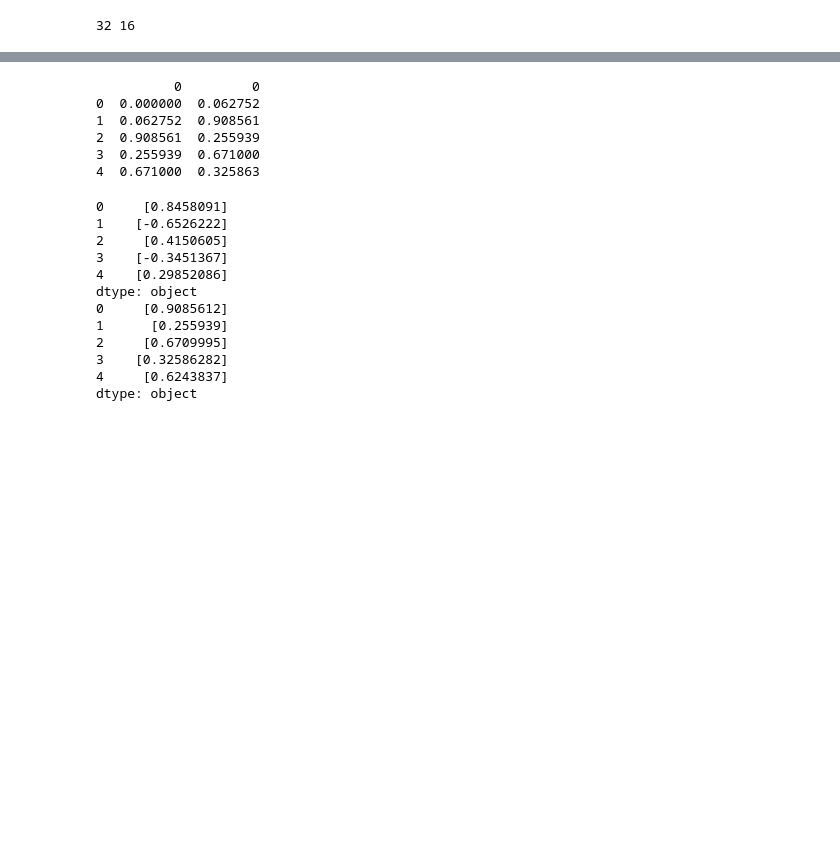
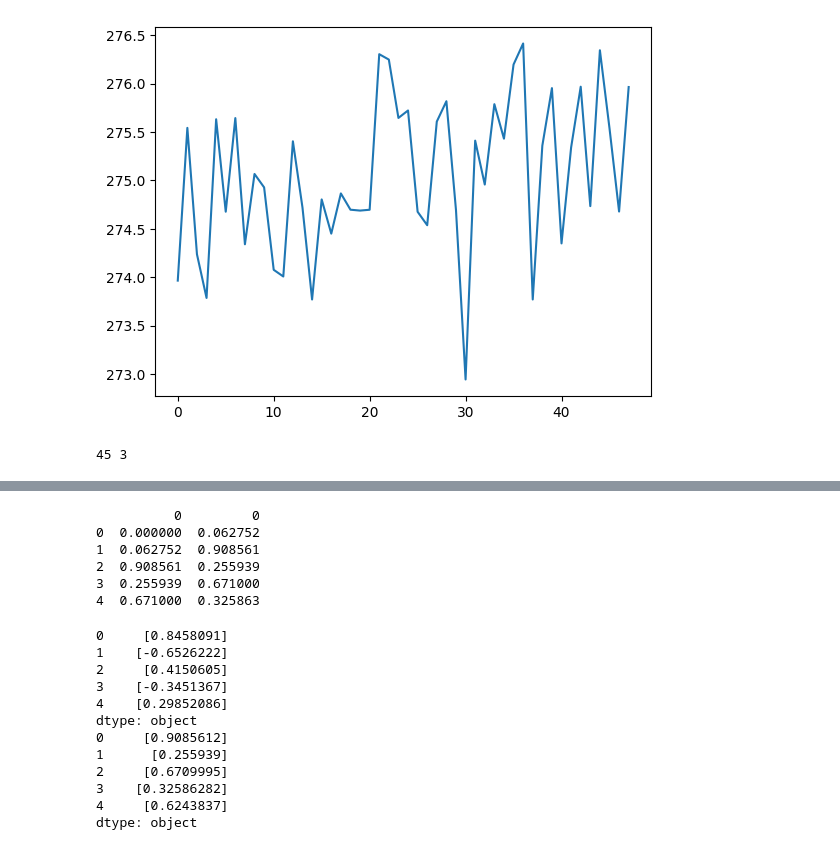
Before and after one commit to sam23121/energy_consumption, a Jupyter notebook: notebooks/time_series_with_LSTM.ipynb, the cells around one changed output, grey strips where cells are left out. Drawn from its saved outputs; the diff is of its cells as text; code cells hidden in the pictures; blank space fills up the shorter version.

```diff
--- a/notebooks/time_series_with_LSTM.ipynb
+++ b/notebooks/time_series_with_LSTM.ipynb
@@ -15,7 +21,13 @@ from matplotlib import pyplot
 # %%
-dataframe = pd.read_csv('/home/sam/Documents/projects/practice/tme_series/data/single_bill.csv', usecols=[1], engine='python')
+dataframe = pd.read_csv('/home/sam/Documents/projects/practice/tme_series/data/clustring 1 average .csv', usecols=[1], engine='python')
+# dataframe = pd.read_csv('/home/sam/Documents/projects/practice/tme_series/data/single_bill.csv', usecols=[1], engine='python')
 dataset = dataframe.values
 dataset = dataset.astype('float32')
+# %%
+plt.plot(dataset)
+plt.show()
+# %% [output]
+[figure, added]
 # %%
 
 # normalize the dataset
@@ -24,12 +36,12 @@ dataset = scaler.fit_transform(dataset)
 # %%
 
 # split into train and test sets
-train_size = int(len(dataset) * 0.67)
+train_size = int(len(dataset) * 0.95)
 test_size = len(dataset) - train_size
-train, test = dataset[0:train_size,:], dataset[train_size:len(dataset),:]
+train, test = dataset[0:train_size,:], dataset[train_size:,:]
 print(len(train), len(test))
 # %% [output]
-32 16
+45 3
 # %%
 
 # convert an array of values into a dataset matrix
```
Also changed, not shown: parts of 12 cells of this notebook, 7 other files.
